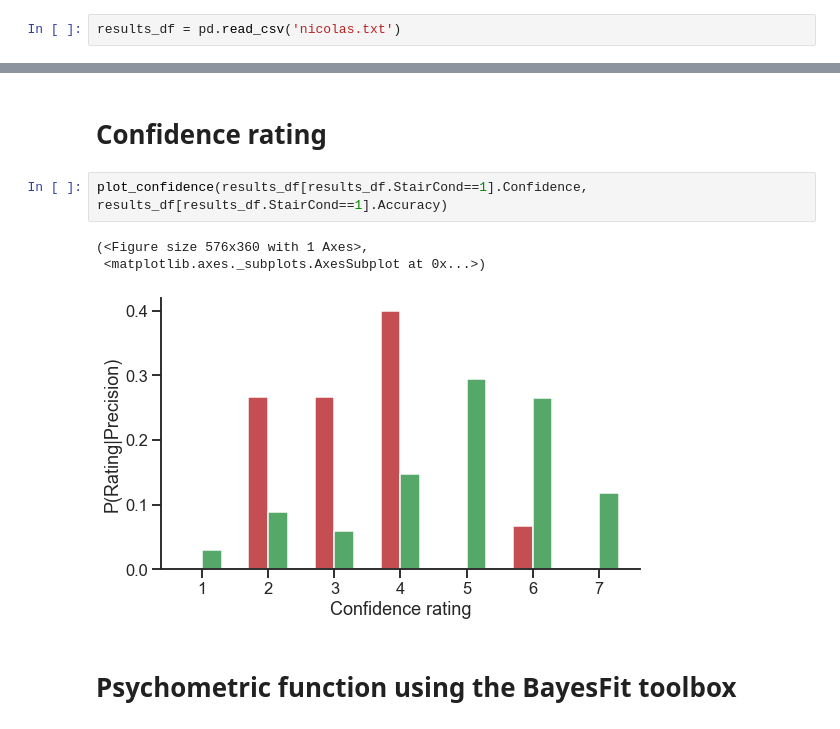
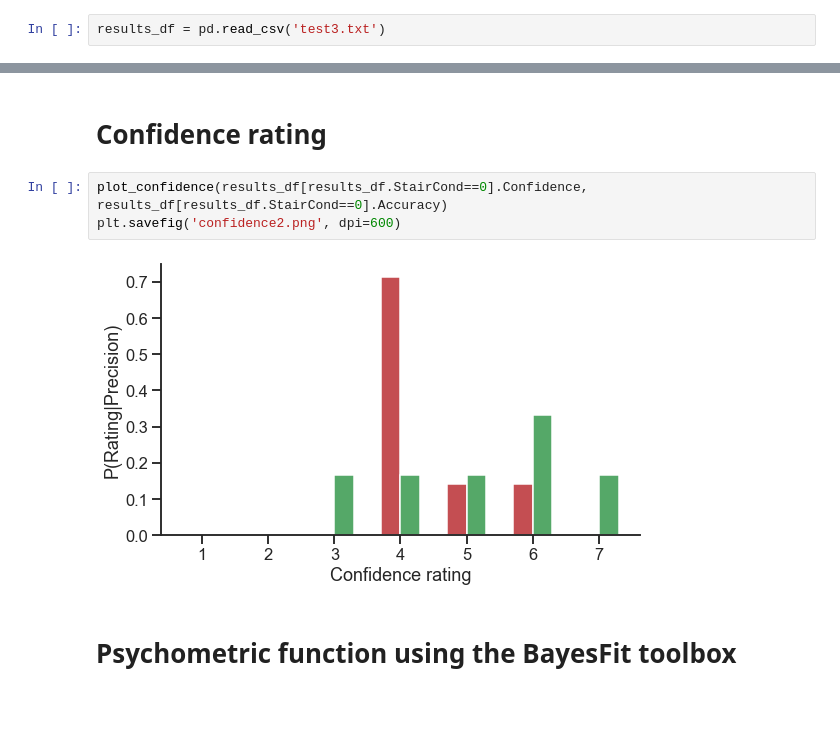
Before and after one commit to embodied-computation-group/Cardioception, a Jupyter notebook: cardioception/Analyses/Analyses.ipynb, the cells around one changed output, grey strips where cells are left out. Drawn from its saved outputs; the diff is of its cells as text.

```diff
--- a/cardioception/Analyses/Analyses.ipynb
+++ b/cardioception/Analyses/Analyses.ipynb
@@ -11,7 +13,7 @@ from cardioception.plotting import hrd_convergence, plot_confidence
 # %% [markdown]
 **Import data**
 # %%
-results_df = pd.read_csv('nicolas.txt')
+results_df = pd.read_csv('test3.txt')
 # %% [markdown]
 # Plot convergence
 # %%
@@ -31,11 +108,10 @@ hrd_convergence(results_df[results_df.StairCond==0])
 # %% [markdown]
 # Confidence rating
 # %%
-plot_confidence(results_df[results_df.StairCond==1].Confidence, results_df[results_df.StairCond==1].Accuracy)
+plot_confidence(results_df[results_df.StairCond==0].Confidence, results_df[results_df.StairCond==0].Accuracy)
+plt.savefig('confidence2.png', dpi=600)
 # %% [output]
-(<Figure size 576x360 with 1 Axes>,
- <matplotlib.axes._subplots.AxesSubplot at 0x...>)
-[figure, old version]
+[figure, new version]
 # %% [markdown]
 # Psychometric function using the BayesFit toolbox
 # %% [markdown]
```
Also changed, not shown: parts of 16 cells of this notebook, 34 other files.
